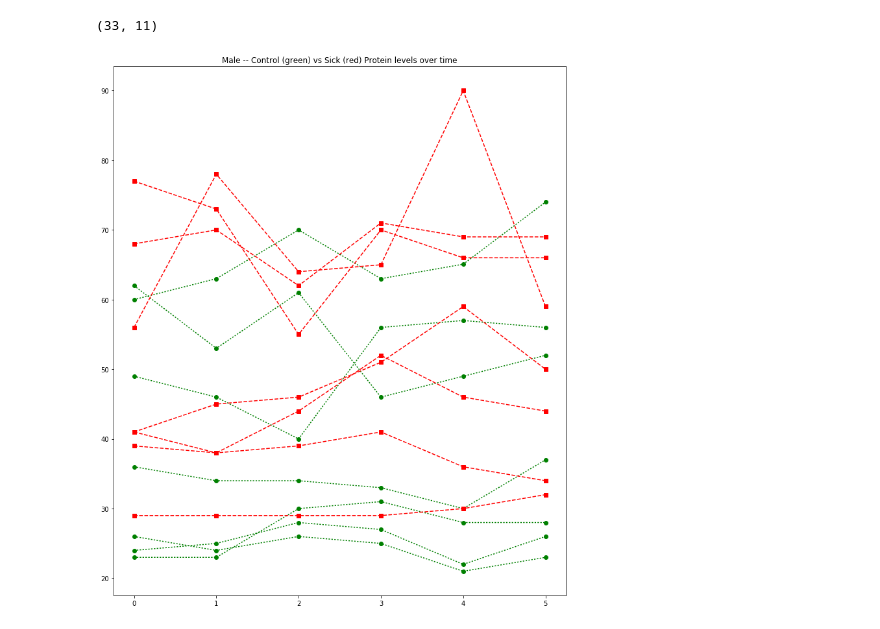
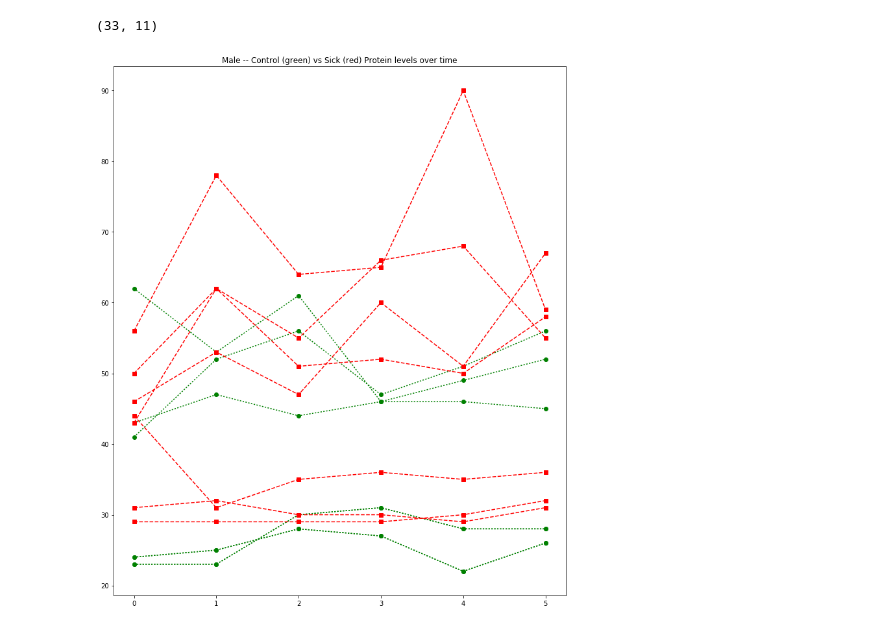
Before and after one commit to Rahul-Khanna/comp_gene, a Jupyter notebook: Data_exploration_round_2.ipynb, the cells around one changed output. Saved outputs shown, nothing was run; the diff lists cells and outputs as text; code cells hidden in the pictures.

```diff
--- a/Data_exploration_round_2.ipynb
+++ b/Data_exploration_round_2.ipynb
@@ -79,7 +79,7 @@ Number of Females that are Sick : 146
 proteinKeys = ['protein_BL', 'protein_V4', 'protein_V6', 'protein_V8', 'protein_V10', 'protein_V12']
 
 def getFullValuesOnly(dic, filterOutliers=True):
-    fullEntities = []
+    fullEntities = {}
     for key in dic:
         entity = dic[key]
         valid = True
@@ -94,7 +94,9 @@ def getFullValuesOnly(dic, filterOutliers=True):
             for key2 in proteinKeys:
                 temp.append(entity[key2])
 
-            fullEntities.append(temp)
+            fullEntities[key] = {"age" : entity["age"],
+                                 "monthsFromScreening" : entity["monthsFromScreening"],
+                                 "vector" : temp }
 
     return fullEntities
 
@@ -111,32 +113,33 @@ len(sickMales), len(sickFemales)
 # %% [output]
 (33, 11)
 # %%
-def selectRandom(arr, n):
-    random = []
-    size = len(arr)
+def selectRandom(dic, n):
+    random = {}
+    keys = dic.keys()
+    size = len(keys)
     for i in range(n):
         index = randrange(0, size)
-        random.append(arr[index])
-        temp = arr[index]
-        arr[index] =  arr[size-1]
-        arr[size-1] = temp
+        random[keys[index]] = dic[dic.keys()[index]]
+        keys[index] =  keys[size-1]
         size +=-1
     return random
 
 randomControlMales = selectRandom(controlMales, 7)
 randomSickMales = selectRandom(sickMales, 7)
 
 labels = []
-for entry in randomControlMales:
+allFullyFilledMales = []
+for key in randomControlMales:
     labels.append(0)
-for entry in randomSickMales:
+    allFullyFilledMales.append(randomControlMales[key]['vector'])
+for key in randomSickMales:
     labels.append(1)
+    allFullyFilledMales.append(randomSickMales[key]['vector'])
 
-allFullyFilledMales = randomControlMales + randomSickMales
 colors = ['go:', 'rs--']
 title = "Male -- Control (green) vs Sick (red) Protein levels over time"
 usefulFunctions.createLinePlotsOnSamePlot(allFullyFilledMales, labels, colors, title)
 # green is control
 # red is sick
 # %% [output]
-[figure, old version]
+[figure, new version]
```
Also changed, not shown: parts of 21 cells of this notebook, 1 other file.
